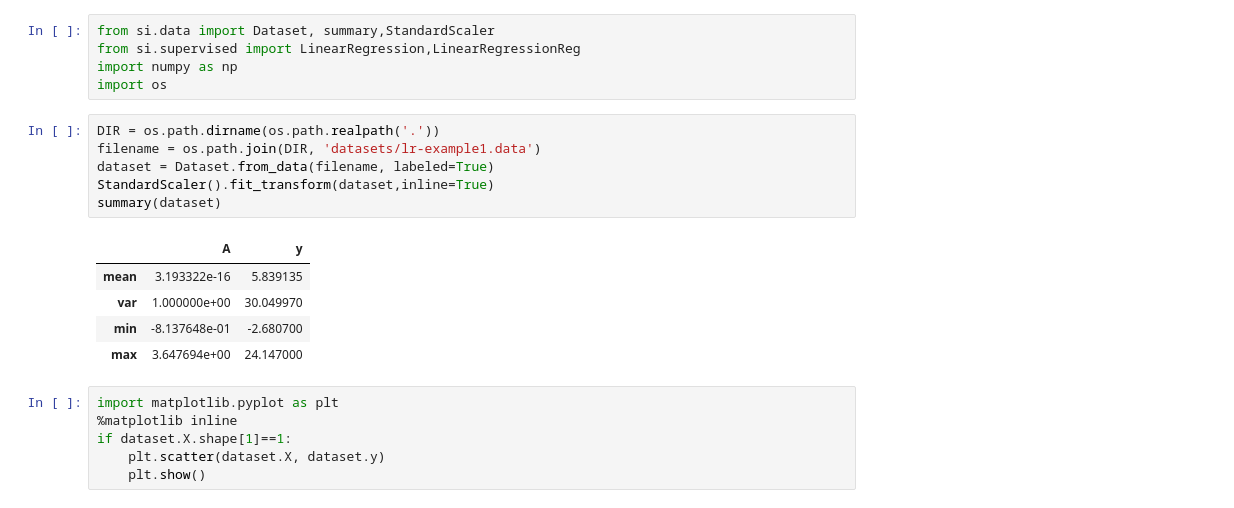
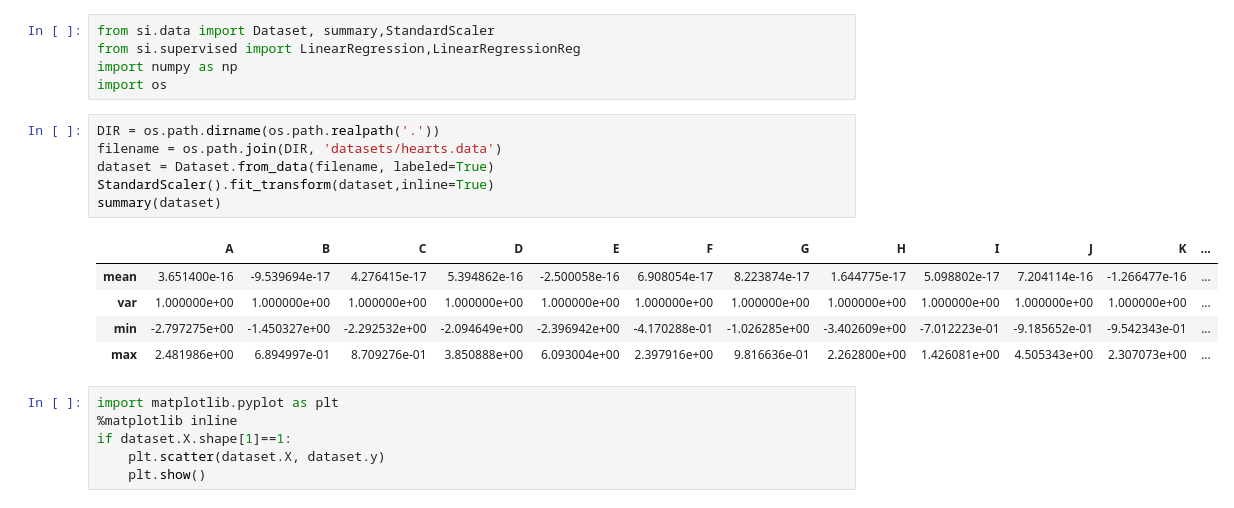
Before and after one commit to vmspereira/SI, a Jupyter notebook: scripts/eval2.ipynb, the cells around one changed output. Cells and saved outputs as stored; diff of their text form.

```diff
--- a/scripts/eval2.ipynb
+++ b/scripts/eval2.ipynb
@@ -7,16 +7,16 @@ import numpy as np
 import os
 # %%
 DIR = os.path.dirname(os.path.realpath('.'))
-filename = os.path.join(DIR, 'datasets/lr-example1.data')
+filename = os.path.join(DIR, 'datasets/hearts.data')
 dataset = Dataset.from_data(filename, labeled=True)
 StandardScaler().fit_transform(dataset,inline=True)
 summary(dataset)
 # %% [output]
-|  | A | y |
-| mean | 3.193322e-16 | 5.839135 |
-| var | 1.000000e+00 | 30.049970 |
-| min | -8.137648e-01 | -2.680700 |
-| max | 3.647694e+00 | 24.147000 |
+|  | A | B | C | D | E | F | G | H | I | J | K | ... |
+| mean | 3.651400e-16 | -9.539694e-17 | 4.276415e-17 | 5.394862e-16 | -2.500058e-16 | 6.908054e-17 | 8.223874e-17 | 1.644775e-17 | 5.098802e-17 | 7.204114e-16 | -1.266477e-16 | ... |
+| var | 1.000000e+00 | 1.000000e+00 | 1.000000e+00 | 1.000000e+00 | 1.000000e+00 | 1.000000e+00 | 1.000000e+00 | 1.000000e+00 | 1.000000e+00 | 1.000000e+00 | 1.000000e+00 | ... |
+| min | -2.797275e+00 | -1.450327e+00 | -2.292532e+00 | -2.094649e+00 | -2.396942e+00 | -4.170288e-01 | -1.026285e+00 | -3.402609e+00 | -7.012223e-01 | -9.185652e-01 | -9.542343e-01 | ... |
+| max | 2.481986e+00 | 6.894997e-01 | 8.709276e-01 | 3.850888e+00 | 6.093004e+00 | 2.397916e+00 | 9.816636e-01 | 2.262800e+00 | 1.426081e+00 | 4.505343e+00 | 2.307073e+00 | ... |
 # %%
 import matplotlib.pyplot as plt
 %matplotlib inline
```
Also changed, not shown: parts of 14 cells of this notebook, 14 other files.
